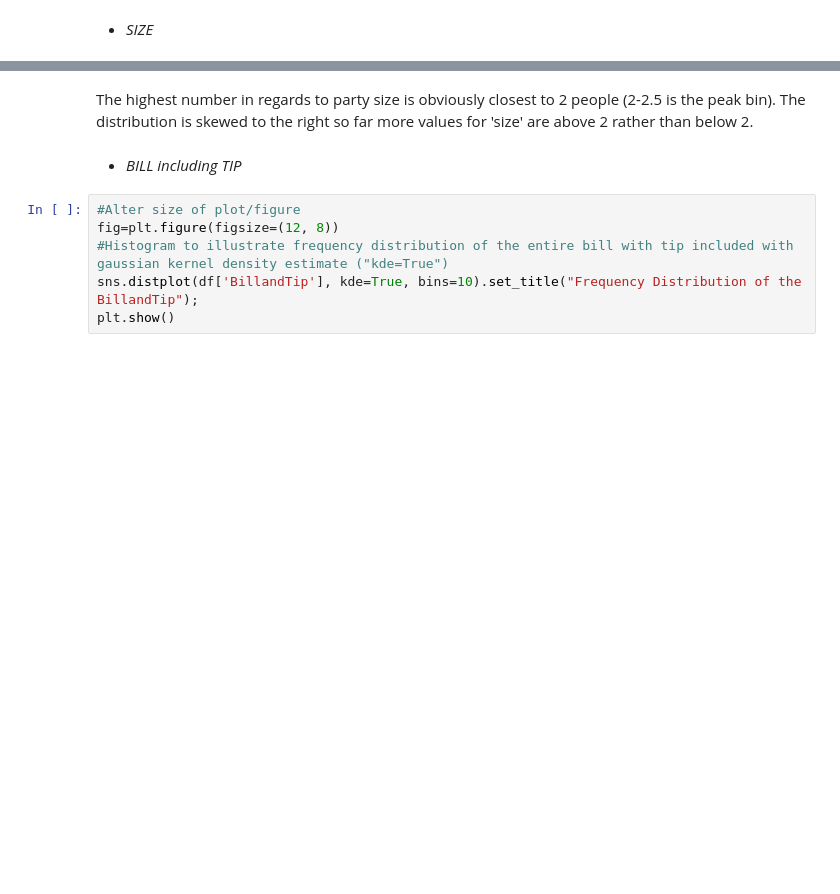
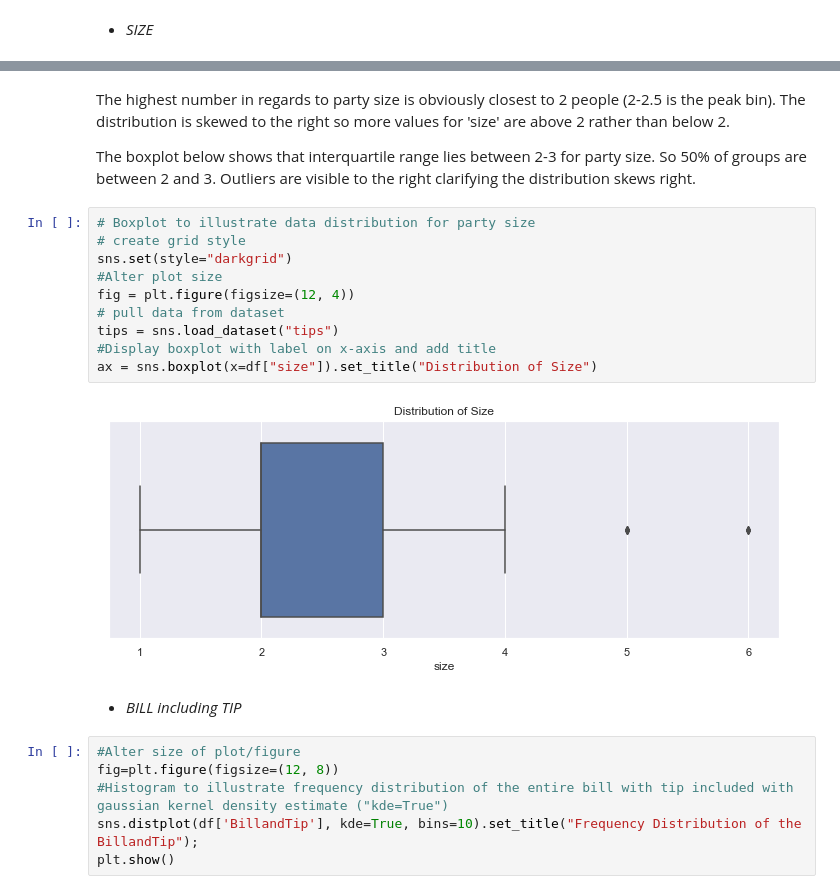
Before and after one commit to edelcorcoran/FDA-Project, a Jupyter notebook: Tips.ipynb, the cells around one changed output, grey strips where cells are left out. Drawn from its saved outputs; the diff is of its cells as text; blank space fills up the shorter version.

```diff
--- a/Tips.ipynb
+++ b/Tips.ipynb
@@ -373,5 +451,19 @@ plt.show()
 # %% [markdown]
-The highest number in regards to party size is obviously closest to 2 people (2-2.5 is the peak bin). The distribution is skewed to the right so far more values for 'size' are above 2 rather than below 2.
+The highest number in regards to party size is obviously closest to 2 people (2-2.5 is the peak bin). The distribution is skewed to the right so more values for 'size' are above 2 rather than below 2.
+
+The boxplot below shows that interquartile range lies between 2-3 for party size. So 50% of groups are between 2 and 3. Outliers are visible to the right clarifying the distribution skews right.
+# %%
+# Boxplot to illustrate data distribution for party size
+# create grid style
+sns.set(style="darkgrid")
+#Alter plot size
+fig = plt.figure(figsize=(12, 4))
+# pull data from dataset
+tips = sns.load_dataset("tips")
+#Display boxplot with label on x-axis and add title
+ax = sns.boxplot(x=df["size"]).set_title("Distribution of Size")
+# %% [output]
+[figure, added]
 # %% [markdown]
 - _BILL including TIP_
 # %%
```
Also changed, not shown: parts of 62 cells of this notebook, 1 other file.
